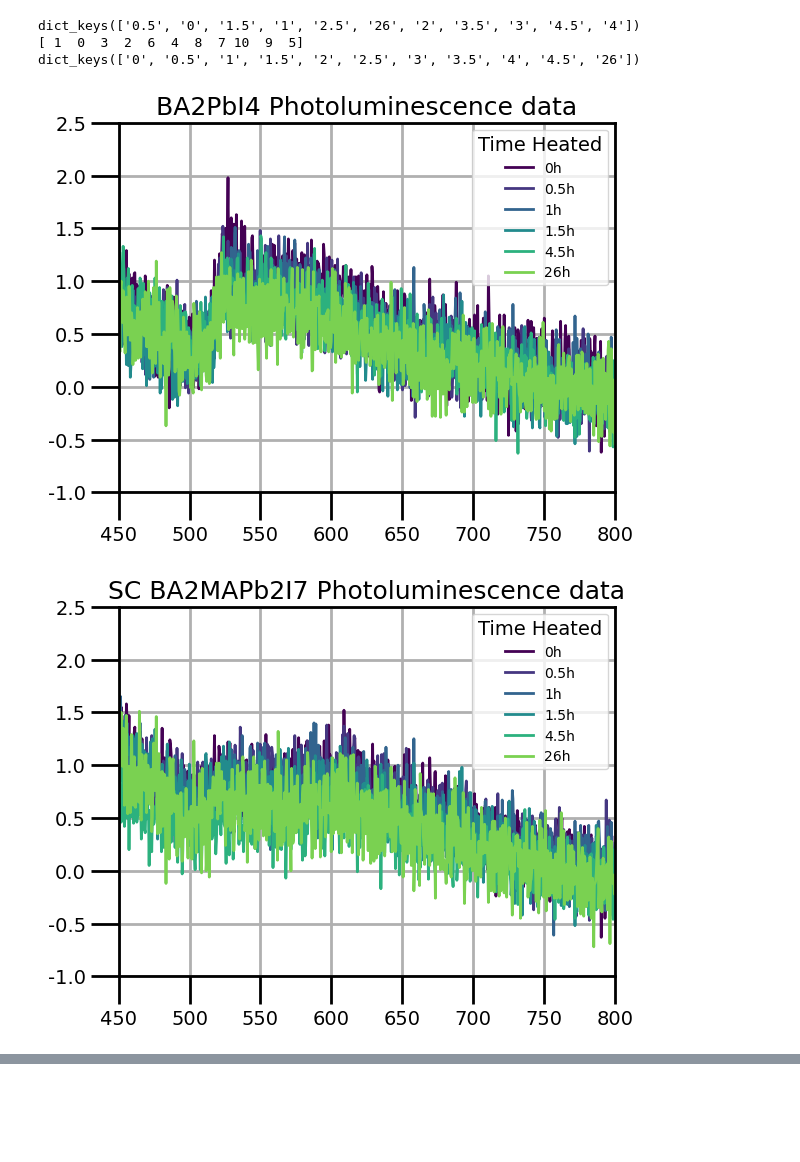
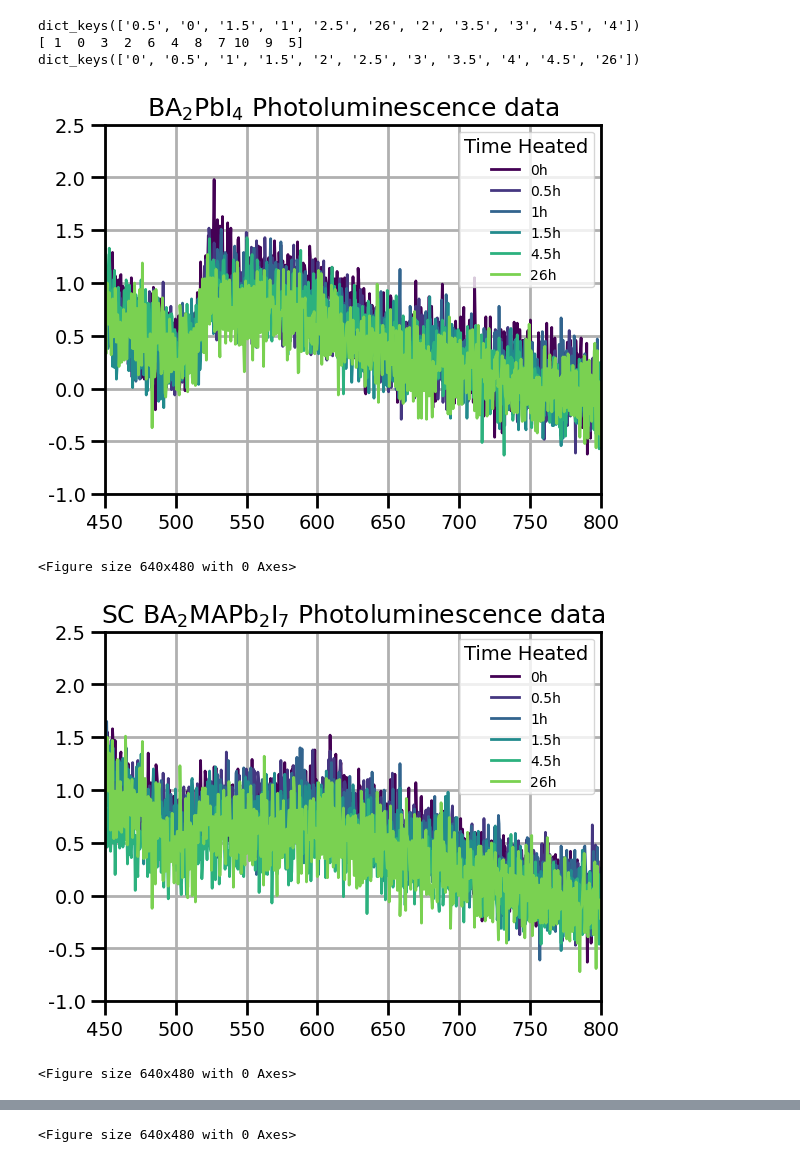
Before and after one commit to Phb22rr/4th-year-project, a Jupyter notebook: Photoluminescence Plots.ipynb, the cells around one changed output, grey strips where cells are left out. Saved outputs shown, nothing was run; the diff lists cells and outputs as text; code cells hidden in the pictures; blank space fills up the shorter version.

```diff
--- a/Photoluminescence Plots.ipynb
+++ b/Photoluminescence Plots.ipynb
@@ -126,8 +126,8 @@ def text_and_plot_stuff(figsize=(10,20), line_width=4, font_size=28, i=0):
         #fig, ax = plt.subplots(figsize=(10,30))
 
     ax.axes.yaxis.set_ticklabels([])
-    ax.tick_params(axis='both', width=line_width, length=20)
-    ax.tick_params(axis='both', which='minor', length=10, width=line_width)
+    ax.tick_params(axis='both', width=line_width, length=10)
+    ax.tick_params(axis='both', which='minor', length=5, width=line_width)
 
     for spine in ["bottom", "left", "top", "right"]:
         ax.spines[spine].set_linewidth(line_width)
@@ -228,33 +228,44 @@ def thing(nth_plot=0, i=0, y_max = 2.5,y_min=-1, plots=[]):
         PL = BA2PbI4
     elif i == 4:
         PL = SC
     elif i == 5:
         PL = PC
 
     plt.plot(wavelength, PL, label=f"{key}h", color=colour, linewidth=2)
     plt.legend(title="Time Heated")
     plt.ylim(y_min, y_max)
     plt.xlim(450, 800)
     y_ticks = np.linspace(y_min, y_max, 8)
     ax.set_yticks(y_ticks, [f"{y_ticks[i]}" for i in range(len(y_ticks))])
 
     #minor_y_ticks = np.linspace(0, y_max, 5)
     #print(minor_y_ticks)
 
-    name = {3:"BA2PbI4", 4:"SC BA2MAPb2I7", 5:"PC BA2MAPb2I7"}[i]
+    name = {3:r"BA$_{2}$PbI$_{4}$", 4:r"SC BA$_{2}$MAPb$_{2}$I$_{7}$", 5:r"PC BA$_{2}$MAPb$_{2}$I$_{7}$"}[i]
     plt.title(f"{name} Photoluminescence data")
+    return
 
 times_not_to_plot=[4, 5, 6, 7, 8]
 for i in [3, 4, 5]:
     nth_plot = 0
     fig, ax = text_and_plot_stuff(figsize=None, line_width=2, font_size=14, i=0)
     for key_index, key in enumerate(data_dict):
         if key_index in times_not_to_plot:
             continue
         valid_plots = [key for key_index, key in enumerate(data_dict) if key_index not in times_not_to_plot]
         nth_plot += 1
         thing(nth_plot=nth_plot, i=i, y_max=2.5, plots=valid_plots)
     plt.show()
+    # save
+    name = {3:"BA2PbI4", 4:"SC BA2MAPb2I7", 5:"PC BA2MAPb2I7"}[i]
+
+    vector_image = os.path.join(r"A:\Y4 Project code\Graphs", f"{name} PL.svg")
+    png_image = os.path.join(r"A:\Y4 Project code\Graphs", f"{name} PL.png")
+    plt.savefig(vector_image, bbox_inches='tight')
+    plt.savefig(png_image, dpi=300, bbox_inches='tight')
+    plt.show()
 # %% [output]
-[figure, old version]
+[figure, new version]
+<Figure size 640x480 with 0 Axes>
-[figure, old version]
+[figure, new version]
+<Figure size 640x480 with 0 Axes>
@@ -261,0 +273 @@ for i in [3, 4, 5]:
+<Figure size 640x480 with 0 Axes>
```
Also changed, not shown: parts of 1 cell of this notebook, 2 other files.
